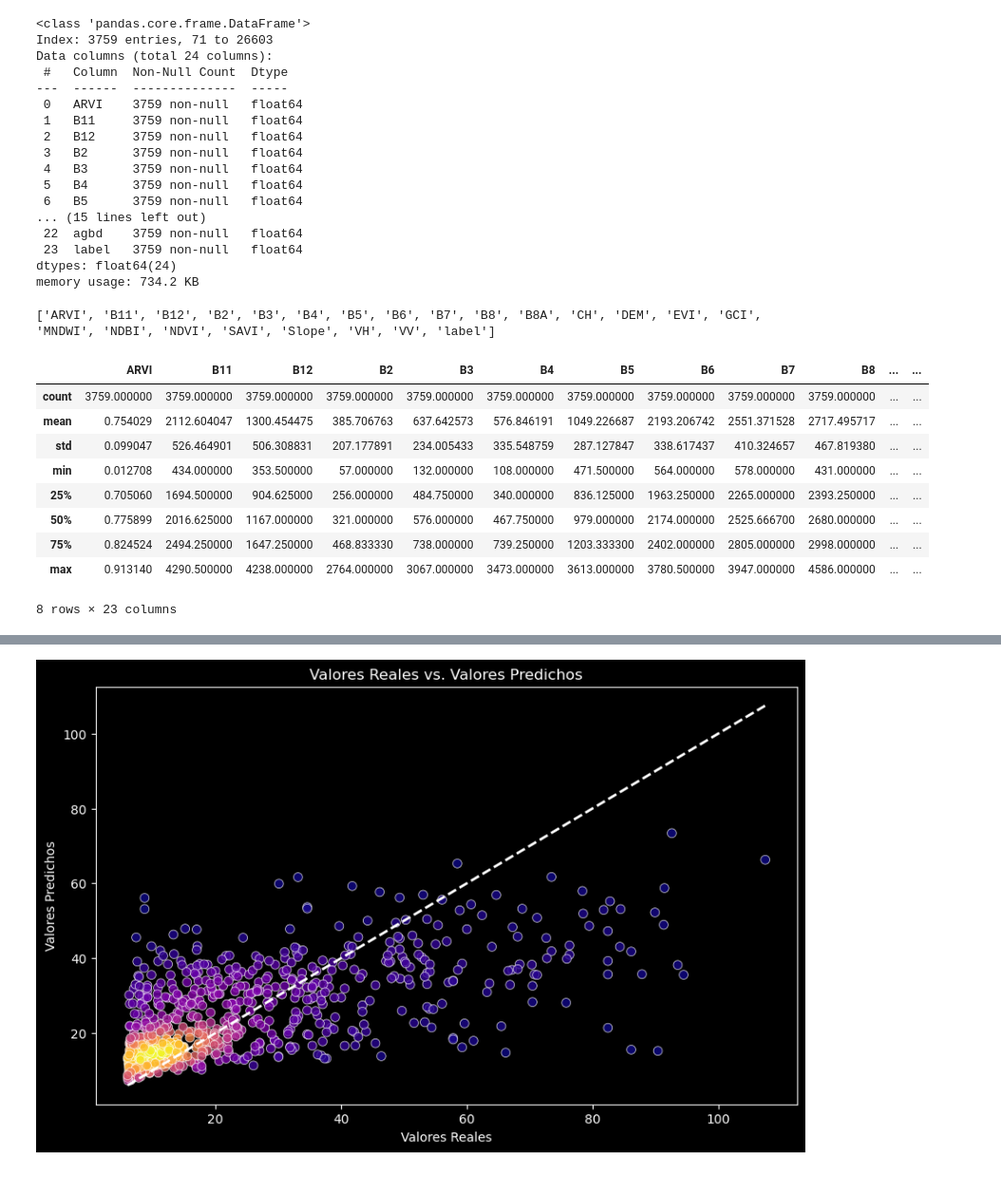
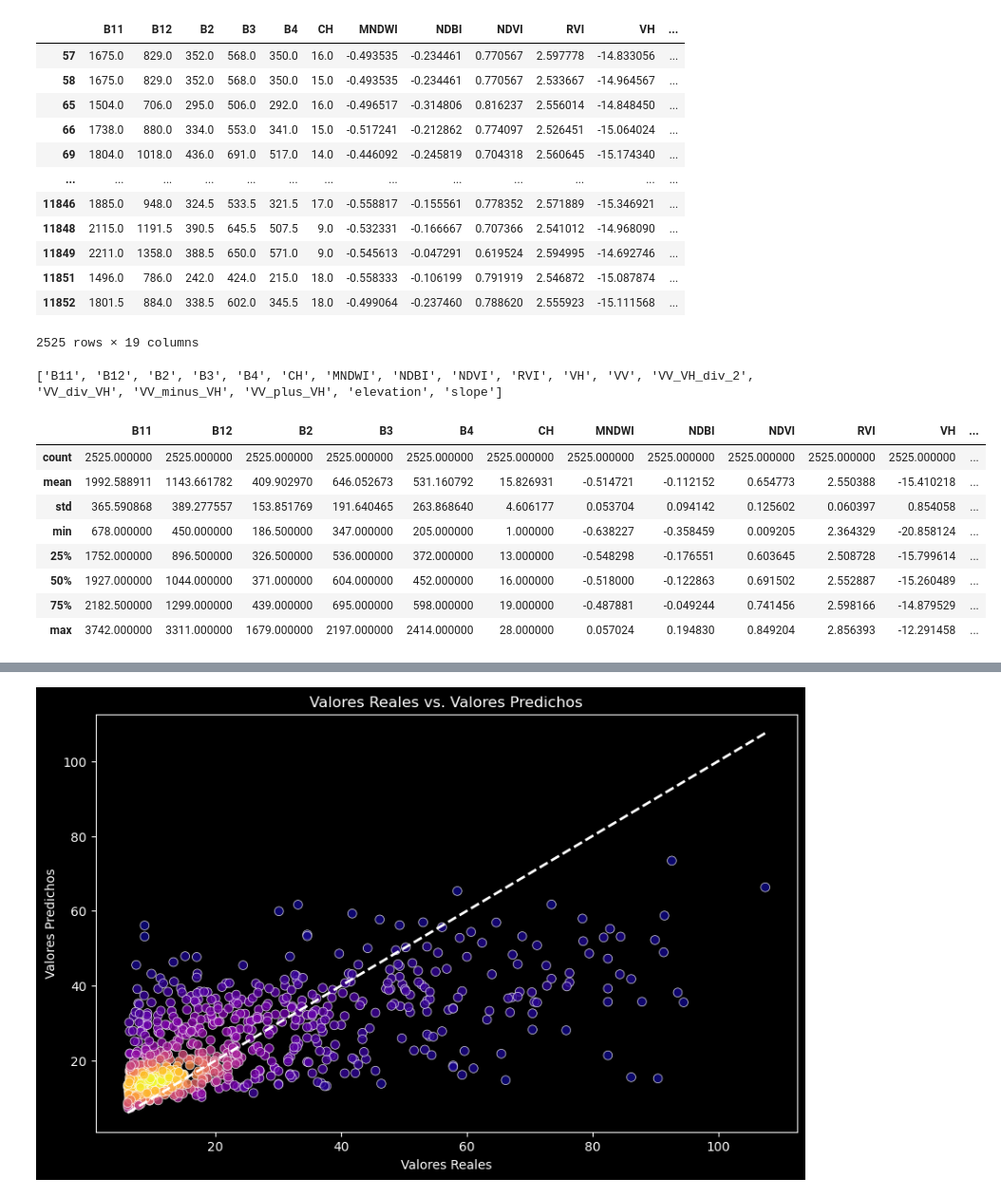
Before and after one commit to FacuBoladeras/BiomassEstimate, a Jupyter notebook: ModelGEE.ipynb, the cells around one changed output, grey strips where cells are left out. Shown: that part at 95% size. Saved outputs shown, nothing was run; the diff lists cells and outputs as text; code cells hidden in the pictures.

```diff
--- a/ModelGEE.ipynb
+++ b/ModelGEE.ipynb
@@ -124,5 +121,5 @@ df_filtered_remove
 # %%
-df_nuevo = df_filtered_remove[df_filtered_remove['agbd'] <= 120]
+df_nuevo = df_filtered_remove[df_filtered_remove['agbd'] <= 180]
 df_nuevo.info()
 label = df_nuevo['agbd']
 # %% [output]
@@ -150,51 +147,47 @@ memory usage: 910.4+ KB
 def drop_columns(df, columns_to_drop):
     return df.drop(columns=columns_to_drop)
 
-columns_to_drop = ['agbd_t_se', 'threshold', 'l4_quality_flag', 'agbd_se','.geo', 'system:index']
+columns_to_drop = ['threshold', 'agbd_se','.geo','label', 'system:index']
 df_modified = drop_columns(df_nuevo, columns_to_drop)
-df_modified.info()
+df_modified
 # %% [output]
+|  | B11 | B12 | B2 | B3 | B4 | CH | MNDWI | NDBI | NDVI | RVI | VH | ... |
+| 57 | 1675.0 | 829.0 | 352.0 | 568.0 | 350.0 | 16.0 | -0.493535 | -0.234461 | 0.770567 | 2.597778 | -14.833056 | ... |
+| 58 | 1675.0 | 829.0 | 352.0 | 568.0 | 350.0 | 15.0 | -0.493535 | -0.234461 | 0.770567 | 2.533667 | -14.964567 | ... |
+| 65 | 1504.0 | 706.0 | 295.0 | 506.0 | 292.0 | 16.0 | -0.496517 | -0.314806 | 0.816237 | 2.556014 | -14.848450 | ... |
+| 66 | 1738.0 | 880.0 | 334.0 | 553.0 | 341.0 | 15.0 | -0.517241 | -0.212862 | 0.774097 | 2.526451 | -15.064024 | ... |
+| 69 | 1804.0 | 1018.0 | 436.0 | 691.0 | 517.0 | 14.0 | -0.446092 | -0.245819 | 0.704318 | 2.560645 | -15.174340 | ... |
+| ... | ... | ... | ... | ... | ... | ... | ... | ... | ... | ... | ... | ... |
+| 11846 | 1885.0 | 948.0 | 324.5 | 533.5 | 321.5 | 17.0 | -0.558817 | -0.155561 | 0.778352 | 2.571889 | -15.346921 | ... |
+| 11848 | 2115.0 | 1191.5 | 390.5 | 645.5 | 507.5 | 9.0 | -0.532331 | -0.166667 | 0.707366 | 2.541012 | -14.968090 | ... |
+| 11849 | 2211.0 | 1358.0 | 388.5 | 650.0 | 571.0 | 9.0 | -0.545613 | -0.047291 | 0.619524 | 2.594995 | -14.692746 | ... |
+| 11851 | 1496.0 | 786.0 | 242.0 | 424.0 | 215.0 | 18.0 | -0.558333 | -0.106199 | 0.791919 | 2.546872 | -15.087874 | ... |
+| 11852 | 1801.5 | 884.0 | 338.5 | 602.0 | 345.5 | 18.0 | -0.499064 | -0.237460 | 0.788620 | 2.555923 | -15.111568 | ... |
-<class 'pandas.core.frame.DataFrame'>
-Index: 3759 entries, 71 to 26603
-Data columns (total 24 columns):
- #   Column  Non-Null Count  Dtype
----  ------  --------------  -----
- 0   ARVI    3759 non-null   float64
- 1   B11     3759 non-null   float64
- 2   B12     3759 non-null   float64
- 3   B2      3759 non-null   float64
- 4   B3      3759 non-null   float64
- 5   B4      3759 non-null   float64
- 6   B5      3759 non-null   float64
-... (15 lines left out)
- 22  agbd    3759 non-null   float64
- 23  label   3759 non-null   float64
-dtypes: float64(24)
-memory usage: 734.2 KB
+2525 rows × 19 columns
 # %%
 # Obtener los nombres de las columnas excepto 'agbd' y '.geo'
-features = [col for col in df_modified.columns if col not in ['agbd', '.geo', 'system:index']]
+features = [col for col in df_modified.columns if col not in ['agbd', 'label','.geo', 'system:index']]
 
 # Mostrar la lista de características
 print(features)
 # %% [output]
-['ARVI', 'B11', 'B12', 'B2', 'B3', 'B4', 'B5', 'B6', 'B7', 'B8', 'B8A', 'CH', 'DEM', 'EVI', 'GCI', 'MNDWI', 'NDBI', 'NDVI', 'SAVI', 'Slope', 'VH', 'VV', 'label']
+['B11', 'B12', 'B2', 'B3', 'B4', 'CH', 'MNDWI', 'NDBI', 'NDVI', 'RVI', 'VH', 'VV', 'VV_VH_div_2', 'VV_div_VH', 'VV_minus_VH', 'VV_plus_VH', 'elevation', 'slope']
 # %%
-features = ['ARVI', 'B11', 'B12', 'B2', 'B3', 'B4', 'B5', 'B6', 'B7', 'B8', 'B8A', 'CH', 'DEM', 'EVI', 'GCI', 'MNDWI', 'NDBI', 'NDVI', 'SAVI', 'Slope', 'VH', 'VV', 'agbd']
+features =  ['B11', 'B12', 'B2', 'B3', 'B4', 'CH', 'MNDWI', 'NDBI', 'NDVI', 'RVI', 'VH', 'VV', 'VV_VH_div_2', 'VV_div_VH', 'VV_minus_VH', 'VV_plus_VH', 'elevation', 'slope']
+
 
 
 df_modified_2 = df_modified[features]
 df_modified_2.describe()
 # %% [output]
-|  | ARVI | B11 | B12 | B2 | B3 | B4 | B5 | B6 | B7 | B8 | ... | ... |
-| count | 3759.000000 | 3759.000000 | 3759.000000 | 3759.000000 | 3759.000000 | 3759.000000 | 3759.000000 | 3759.000000 | 3759.000000 | 3759.000000 | ... | ... |
-| mean | 0.754029 | 2112.604047 | 1300.454475 | 385.706763 | 637.642573 | 576.846191 | 1049.226687 | 2193.206742 | 2551.371528 | 2717.495717 | ... | ... |
-| std | 0.099047 | 526.464901 | 506.308831 | 207.177891 | 234.005433 | 335.548759 | 287.127847 | 338.617437 | 410.324657 | 467.819380 | ... | ... |
-| min | 0.012708 | 434.000000 | 353.500000 | 57.000000 | 132.000000 | 108.000000 | 471.500000 | 564.000000 | 578.000000 | 431.000000 | ... | ... |
-| 25% | 0.705060 | 1694.500000 | 904.625000 | 256.000000 | 484.750000 | 340.000000 | 836.125000 | 1963.250000 | 2265.000000 | 2393.250000 | ... | ... |
-| 50% | 0.775899 | 2016.625000 | 1167.000000 | 321.000000 | 576.000000 | 467.750000 | 979.000000 | 2174.000000 | 2525.666700 | 2680.000000 | ... | ... |
-| 75% | 0.824524 | 2494.250000 | 1647.250000 | 468.833330 | 738.000000 | 739.250000 | 1203.333300 | 2402.000000 | 2805.000000 | 2998.000000 | ... | ... |
-| max | 0.913140 | 4290.500000 | 4238.000000 | 2764.000000 | 3067.000000 | 3473.000000 | 3613.000000 | 3780.500000 | 3947.000000 | 4586.000000 | ... | ... |
+|  | B11 | B12 | B2 | B3 | B4 | CH | MNDWI | NDBI | NDVI | RVI | VH | ... |
+| count | 2525.000000 | 2525.000000 | 2525.000000 | 2525.000000 | 2525.000000 | 2525.000000 | 2525.000000 | 2525.000000 | 2525.000000 | 2525.000000 | 2525.000000 | ... |
+| mean | 1992.588911 | 1143.661782 | 409.902970 | 646.052673 | 531.160792 | 15.826931 | -0.514721 | -0.112152 | 0.654773 | 2.550388 | -15.410218 | ... |
+| std | 365.590868 | 389.277557 | 153.851769 | 191.640465 | 263.868640 | 4.606177 | 0.053704 | 0.094142 | 0.125602 | 0.060397 | 0.854058 | ... |
+| min | 678.000000 | 450.000000 | 186.500000 | 347.000000 | 205.000000 | 1.000000 | -0.638227 | -0.358459 | 0.009205 | 2.364329 | -20.858124 | ... |
+| 25% | 1752.000000 | 896.500000 | 326.500000 | 536.000000 | 372.000000 | 13.000000 | -0.548298 | -0.176551 | 0.603645 | 2.508728 | -15.799614 | ... |
+| 50% | 1927.000000 | 1044.000000 | 371.000000 | 604.000000 | 452.000000 | 16.000000 | -0.518000 | -0.122863 | 0.691502 | 2.552887 | -15.260489 | ... |
+| 75% | 2182.500000 | 1299.000000 | 439.000000 | 695.000000 | 598.000000 | 19.000000 | -0.487881 | -0.049244 | 0.741456 | 2.598166 | -14.879529 | ... |
+| max | 3742.000000 | 3311.000000 | 1679.000000 | 2197.000000 | 2414.000000 | 28.000000 | 0.057024 | 0.194830 | 0.849204 | 2.856393 | -12.291458 | ... |
-8 rows × 23 columns
 # %%
 # Separar la variable objetivo 'agbd'
```
Also changed, not shown: parts of 15 cells of this notebook, 4 other files.
